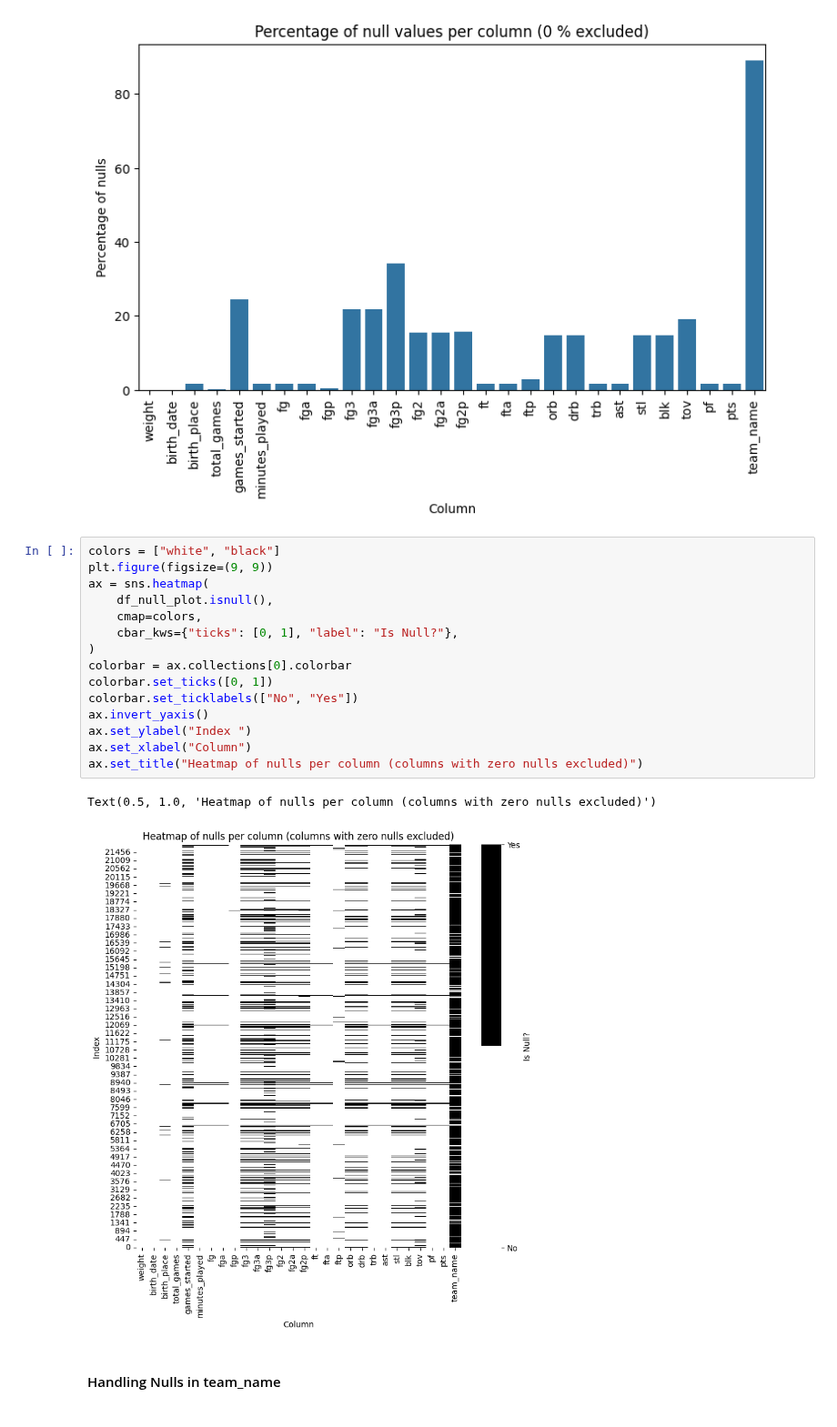
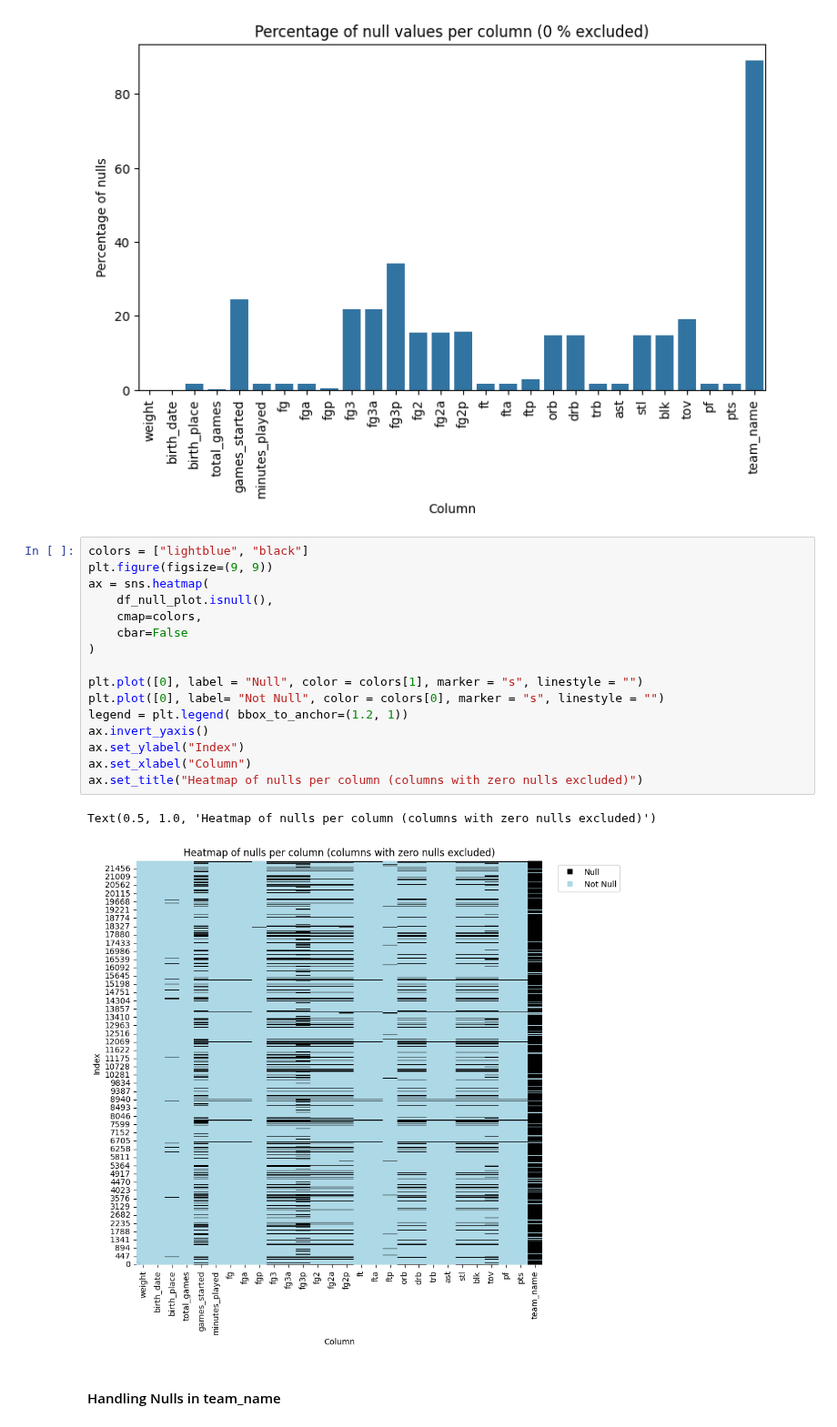
Before and after one commit to olesasha/InfoViz, a Jupyter notebook: Exercise1.ipynb, the cells around one changed output. Shown at 91% size. Cells and saved outputs as stored; diff of their text form.

Commit message:
Changed plots

```diff
--- a/Exercise1.ipynb
+++ b/Exercise1.ipynb
@@ -169,23 +170,24 @@ ax.set_title("Percentage of null values per column (0 % excluded)")
 Text(0.5, 1.0, 'Percentage of null values per column (0 % excluded)')
 [figure]
 # %%
-colors = ["white", "black"]
+colors = ["lightblue", "black"]
 plt.figure(figsize=(9, 9))
 ax = sns.heatmap(
     df_null_plot.isnull(),
     cmap=colors,
-    cbar_kws={"ticks": [0, 1], "label": "Is Null?"},
+    cbar=False
 )
-colorbar = ax.collections[0].colorbar
-colorbar.set_ticks([0, 1])
-colorbar.set_ticklabels(["No", "Yes"])
+
+plt.plot([0], label = "Null", color = colors[1], marker = "s", linestyle = "")
+plt.plot([0], label= "Not Null", color = colors[0], marker = "s", linestyle = "")
+legend = plt.legend( bbox_to_anchor=(1.2, 1))
 ax.invert_yaxis()
-ax.set_ylabel("Index ")
+ax.set_ylabel("Index")
 ax.set_xlabel("Column")
 ax.set_title("Heatmap of nulls per column (columns with zero nulls excluded)")
 # %% [output]
 Text(0.5, 1.0, 'Heatmap of nulls per column (columns with zero nulls excluded)')
-[figure, old version]
+[figure, new version]
 # %% [markdown]
 #### Handling Nulls in team_name
 # %% [markdown]
```
Also changed, not shown: parts of 6 cells of this notebook.
